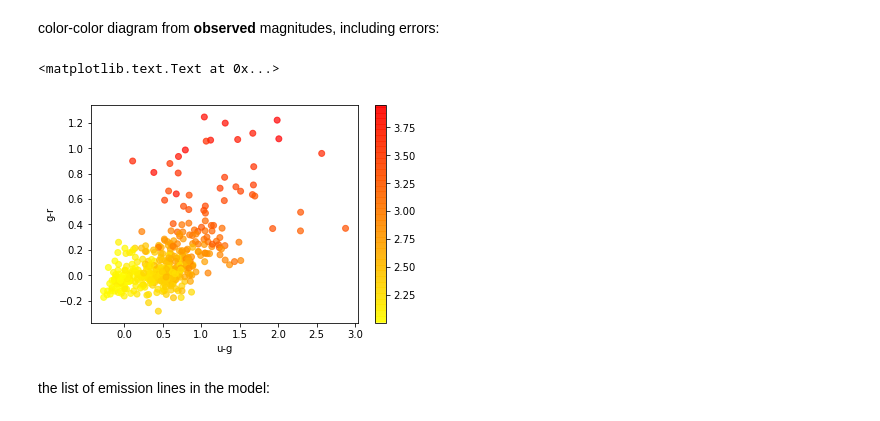
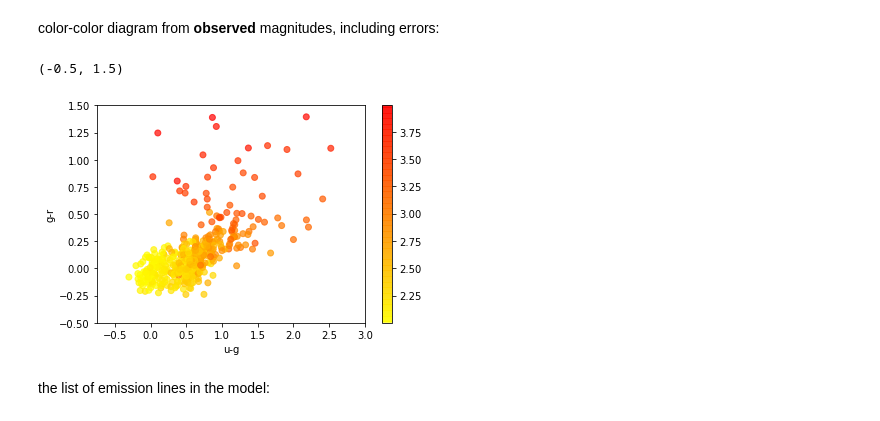
Before and after one commit to imcgreer/simqso, a Jupyter notebook: examples/bossqsos_example.ipynb, the cells around one changed output. Saved outputs shown, nothing was run; the diff lists cells and outputs as text; code cells hidden in the pictures.

```diff
--- a/examples/bossqsos_example.ipynb
+++ b/examples/bossqsos_example.ipynb
@@ -87,12 +87,14 @@ color-color diagram from __observed__ magnitudes, including errors:
 # %%
 scatter(qsos['obsMag'][:,0]-qsos['obsMag'][:,1],qsos['obsMag'][:,1]-qsos['obsMag'][:,2],
         c=qsos['z'],cmap=cm.autumn_r,alpha=0.7)
 colorbar()
 xlabel('u-g')
 ylabel('g-r')
+xlim(-0.75,3)
+ylim(-0.5,1.5)
 # %% [output]
-<matplotlib.text.Text at 0x...>
+(-0.5, 1.5)
-[figure, old version]
+[figure, new version]
 # %% [markdown]
 the list of emission lines in the model:
 # %%
```
Also changed, not shown: parts of 9 cells of this notebook, 1 other file.
